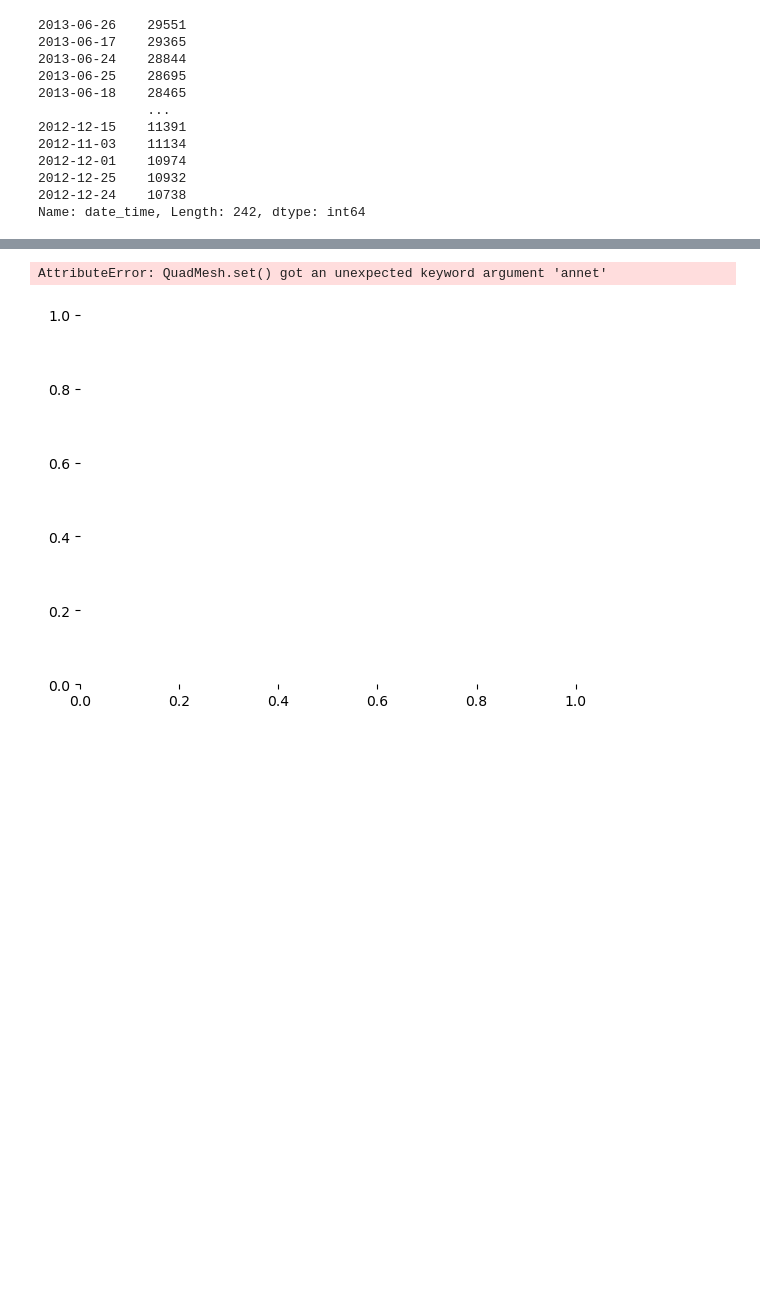
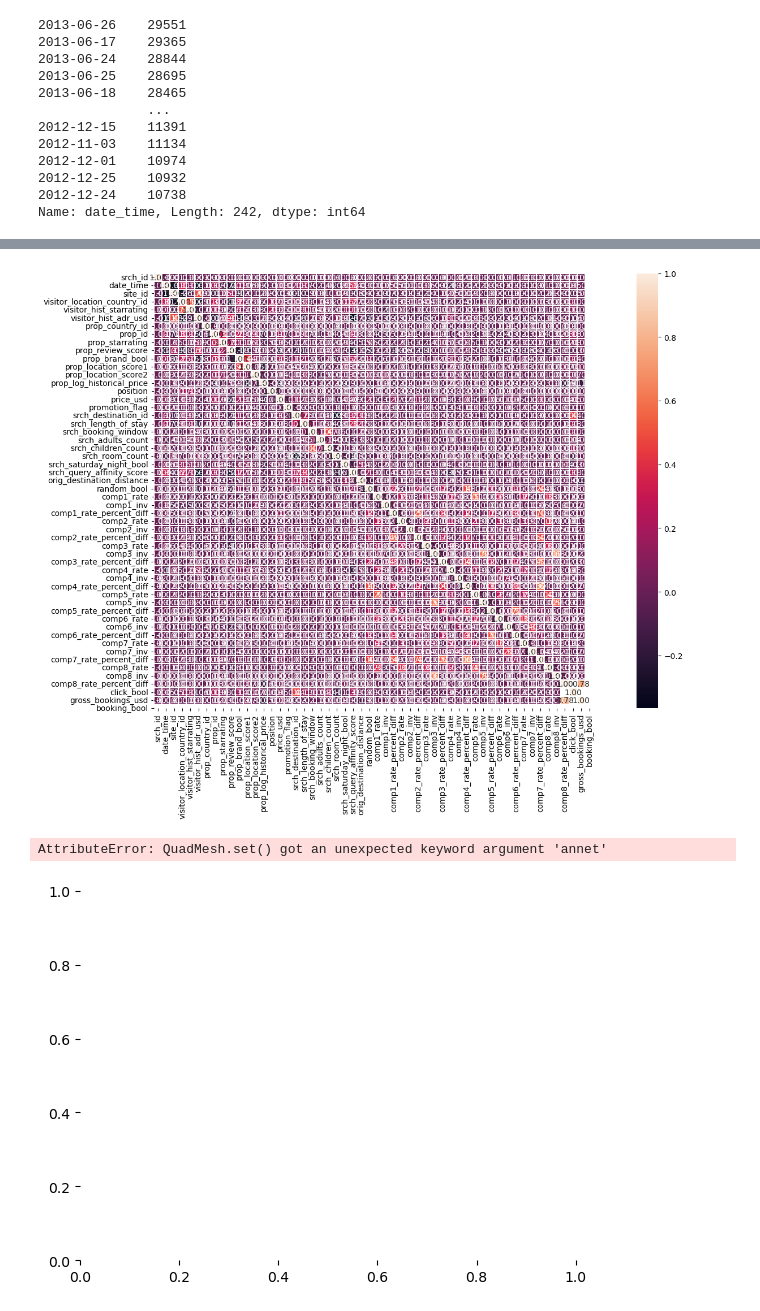
Before and after one commit to Revess/DMT2023_ass2, a Jupyter notebook: data_explanation.ipynb, the cells around one changed output, grey strips where cells are left out. Drawn from its saved outputs; the diff is of its cells as text; code cells hidden in the pictures; blank space fills up the shorter version.

```diff
--- a/data_explanation.ipynb
+++ b/data_explanation.ipynb
@@ -109,14 +106,16 @@ plt.hist(trainingdf['prop_review_score'])
 # %%
 plt.rcParams["figure.figsize"] = (17,10)
-_ = sns.heatmap(pca.components_**2,
-                 yticklabels=["PCA"+str(x) for x in range(1,pca.n_components_+1)],
-                 xticklabels=list(df.columns),
+_ = sns.heatmap(trainingdf.corr(),
+                 yticklabels=list(trainingdf.columns),
+                 xticklabels=list(trainingdf.columns),
                  annot=True,
                  fmt='.2f',
                  square=True,
                  linewidths=0.05,
                  cbar_kws={"orientation": "vertical"})
 plt.tight_layout()
+# %% [output]
+[figure, added]
 # %%
 trainingcor = trainingdf.corr()
 sns.heatmap(trainingcor, annet=True)
```
Also changed, not shown: parts of 14 cells of this notebook, 4 other files.
